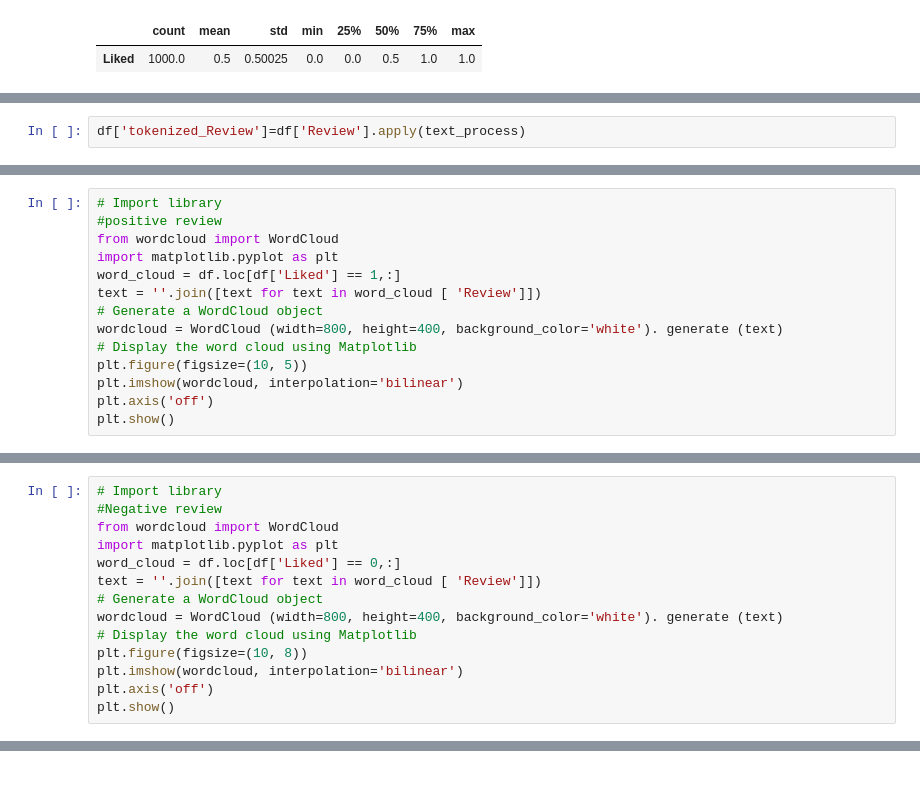
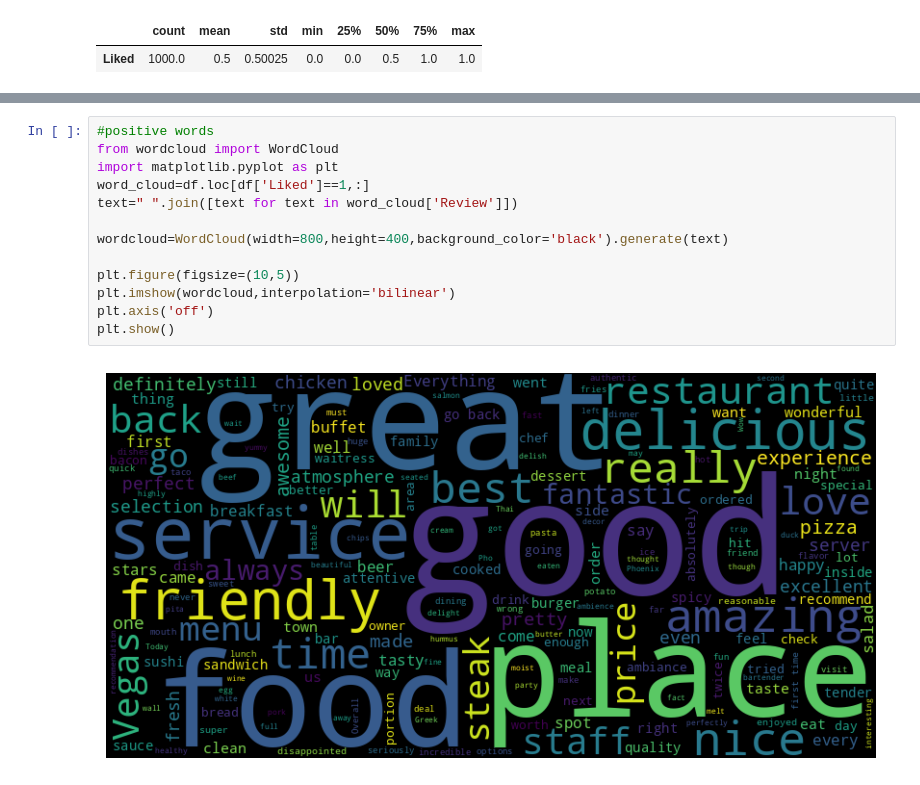
Before and after one commit to kavyanshpandey/Covid19--Tracker, a Jupyter notebook: Untitled0.ipynb, the cells around one changed output, grey strips where cells are left out. Cells and saved outputs as stored; diff of their text form.

```diff
--- a/Untitled0.ipynb
+++ b/Untitled0.ipynb
@@ -144,2 +64,0 @@ df.head()
-# %%
-df['tokenized_Review']=df['Review'].apply(text_process)
@@ -155,14 +64,0 @@ df.head()
-# %%
-# Import library
-#positive review
-from wordcloud import WordCloud
-import matplotlib.pyplot as plt
-word_cloud = df.loc[df['Liked'] == 1,:]
-text = ''.join([text for text in word_cloud [ 'Review']])
-# Generate a WordCloud object
-wordcloud = WordCloud (width=800, height=400, background_color='white'). generate (text)
-# Display the word cloud using Matplotlib
-plt.figure(figsize=(10, 5))
-plt.imshow(wordcloud, interpolation='bilinear')
-plt.axis('off')
-plt.show()
@@ -171,14 +64,0 @@ plt.show()
-# %%
-# Import library
-#Negative review
-from wordcloud import WordCloud
-import matplotlib.pyplot as plt
-word_cloud = df.loc[df['Liked'] == 0,:]
-text = ''.join([text for text in word_cloud [ 'Review']])
-# Generate a WordCloud object
-wordcloud = WordCloud (width=800, height=400, background_color='white'). generate (text)
-# Display the word cloud using Matplotlib
-plt.figure(figsize=(10, 8))
-plt.imshow(wordcloud, interpolation='bilinear')
-plt.axis('off')
-plt.show()
@@ -414,0 +65,15 @@ The best accuracy is 49.5% with alpha value as 0.0
+# %%
+#positive words
+from wordcloud import WordCloud
+import matplotlib.pyplot as plt
+word_cloud=df.loc[df['Liked']==1,:]
+text=" ".join([text for text in word_cloud['Review']])
+
+wordcloud=WordCloud(width=800,height=400,background_color='black').generate(text)
+
+plt.figure(figsize=(10,5))
+plt.imshow(wordcloud,interpolation='bilinear')
+plt.axis('off')
+plt.show()
+# %% [output]
+[figure, added]
```
Also changed, not shown: parts of 71 cells of this notebook.
